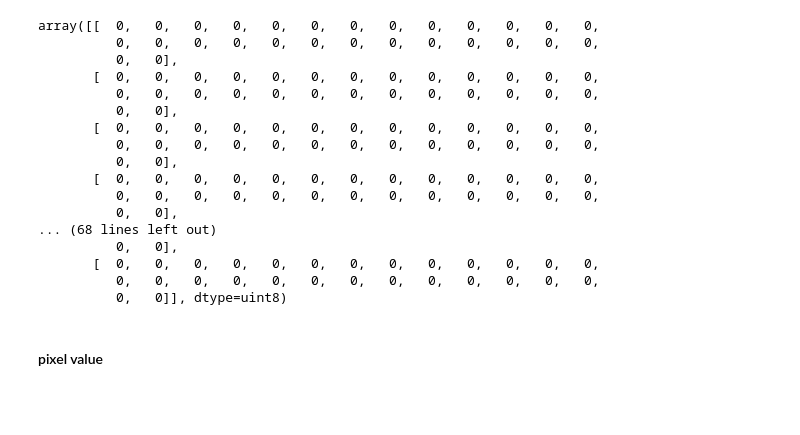
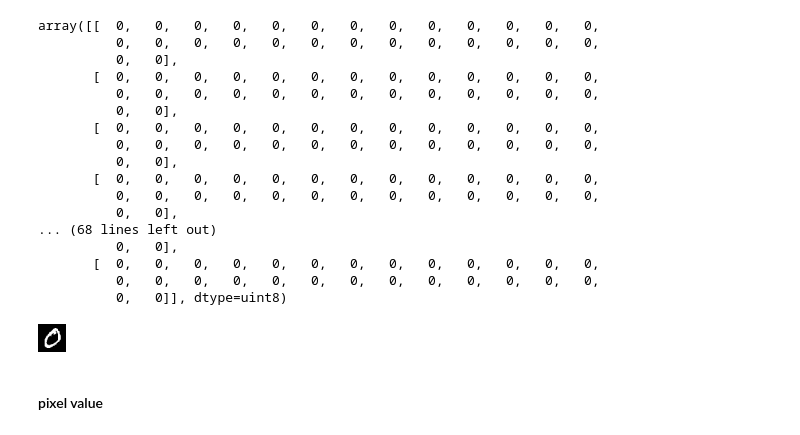
Before and after one commit to DiauddinMaulidi/mendeteksi-gambar, a Jupyter notebook: latihan.ipynb, the cells around one changed output. Cells and saved outputs as stored; diff of their text form; code cells hidden in the pictures; blank space fills up the shorter version.

```diff
--- a/latihan.ipynb
+++ b/latihan.ipynb
@@ -40,6 +40,10 @@ array([[  0,   0,   0,   0,   0,   0,   0,   0,   0,   0,   0,   0,   0,
        [  0,   0,   0,   0,   0,   0,   0,   0,   0,   0,   0,   0,   0,
           0,   0,   0,   0,   0,   0,   0,   0,   0,   0,   0,   0,   0,
           0,   0]], dtype=uint8)
+# %%
+img_pill
+# %% [output]
+[figure, added]
 # %% [markdown]
 #### pixel value
 # %%
```
Also changed, not shown: parts of 3 cells of this notebook.
